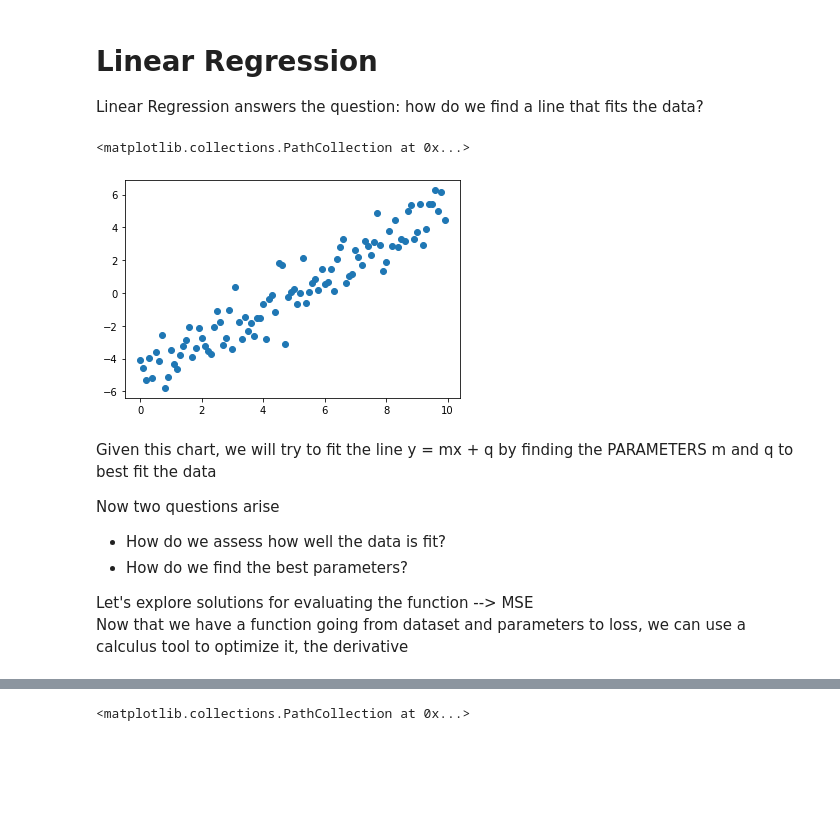
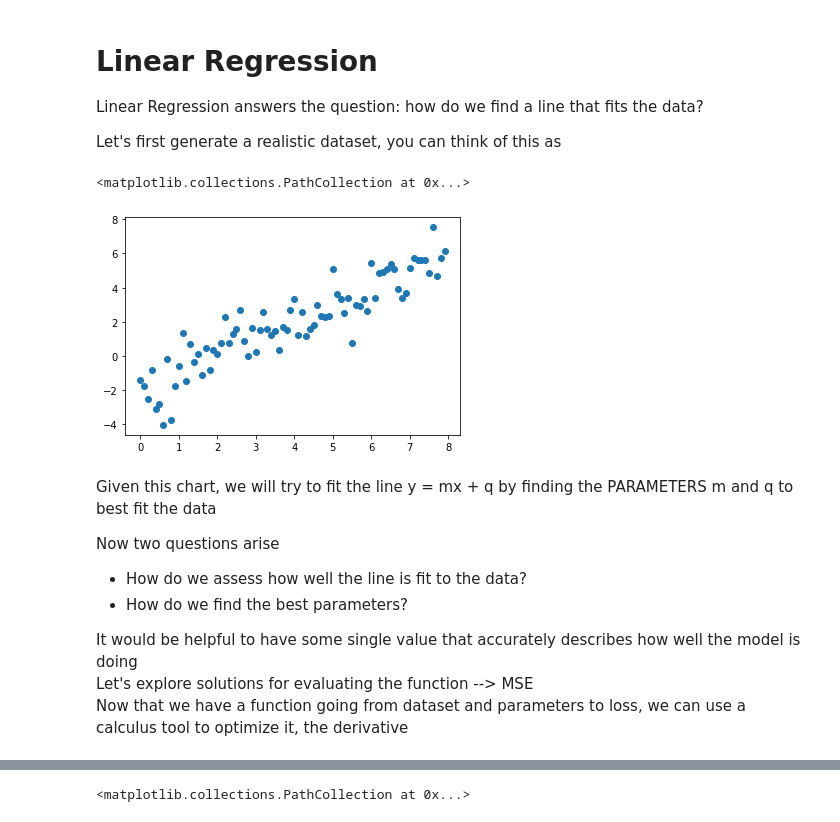
Before and after one commit to LucaM185/GPTs-from-scratch, a Jupyter notebook: 1 - Regression.ipynb, the cells around one changed output, grey strips where cells are left out. Saved outputs shown, nothing was run; the diff lists cells and outputs as text; code cells hidden in the pictures; blank space fills up the shorter version.

```diff
--- a/1 - Regression.ipynb
+++ b/1 - Regression.ipynb
@@ -7,20 +7,27 @@ import matplotlib.pyplot as plt
 # Linear Regression
 
 Linear Regression answers the question: how do we find a line that fits the data?
+
+Let's first generate a realistic dataset, you can think of this as
 # %%
-x = torch.arange(0, 10, 0.1)
-y = x + torch.randn(100) - 5
+x = torch.arange(0, 8, 0.1)  # [0, 0.1, 0.2, ..., 9.9]
+
+y = 1*x - 2  # y = (mx + q)
+
+y += torch.randn(x.shape[0]) # add noise
+
 plt.scatter(x, y)
 # %% [output]
 <matplotlib.collections.PathCollection at 0x...>
-[figure, old version]
+[figure, new version]
 # %% [markdown]
 Given this chart, we will try to fit the line y = mx + q by finding the PARAMETERS m and q to best fit the data <br>
 
 Now two questions arise <br>
-- How do we assess how well the data is fit?
+- How do we assess how well the line is fit to the data?
 - How do we find the best parameters?
 
+It would be helpful to have some single value that accurately describes how well the model is doing <br>
 Let's explore solutions for evaluating the function --> MSE <br>
 Now that we have a function going from dataset and parameters to loss, we can use a calculus tool to optimize it, the derivative
 # %%
```
Also changed, not shown: parts of 9 cells of this notebook, 9 other files.
